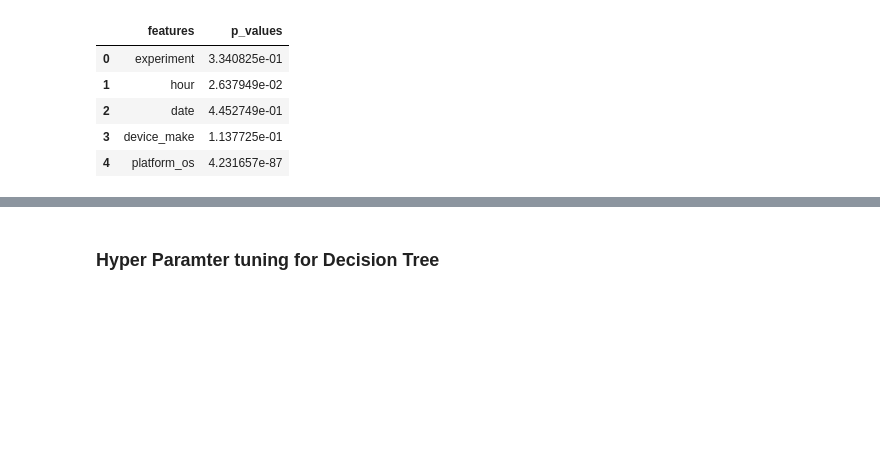
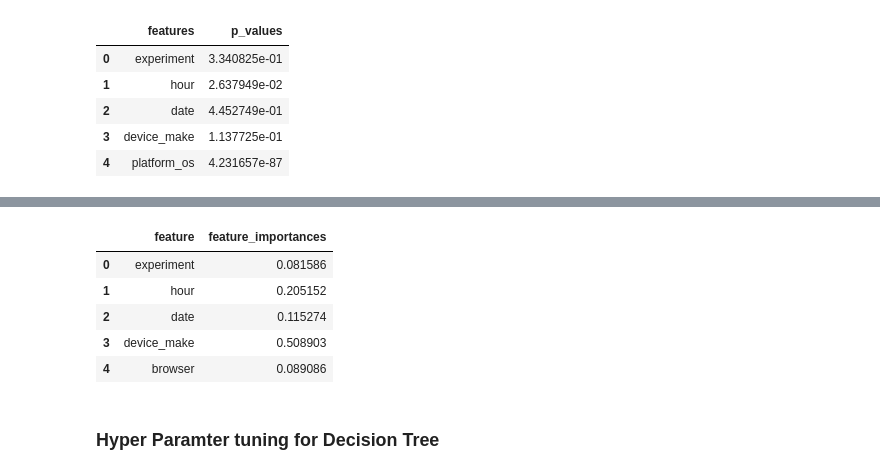
Before and after one commit to daniEL2371/abtest-mlops, a Jupyter notebook: notebooks/ML_AbTest.ipynb, the cells around one changed output, grey strips where cells are left out. Saved outputs shown, nothing was run; the diff lists cells and outputs as text; code cells hidden in the pictures; blank space fills up the shorter version.

```diff
--- a/notebooks/ML_AbTest.ipynb
+++ b/notebooks/ML_AbTest.ipynb
@@ -676,3 +828,12 @@ p_values_df
+# %%
+xGBClassifierModel.get_feature_importance()
+# %% [output]
+|  | feature | feature_importances |
+| 0 | experiment | 0.081586 |
+| 1 | hour | 0.205152 |
+| 2 | date | 0.115274 |
+| 3 | device_make | 0.508903 |
+| 4 | browser | 0.089086 |
 # %% [markdown]
 ### Hyper Paramter tuning for Decision Tree
 # %%
```
Also changed, not shown: parts of 16 cells of this notebook, 4 other files.
